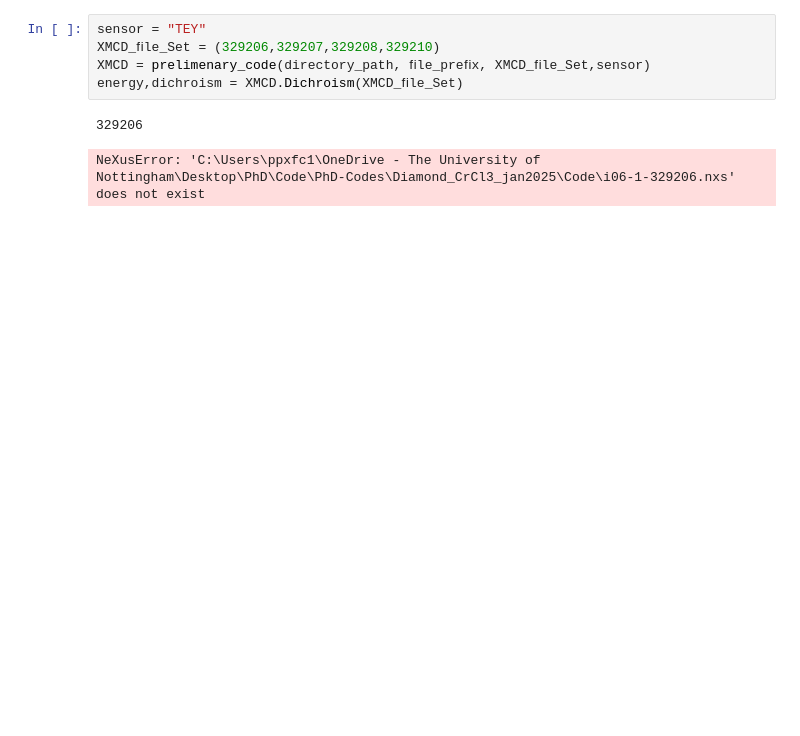
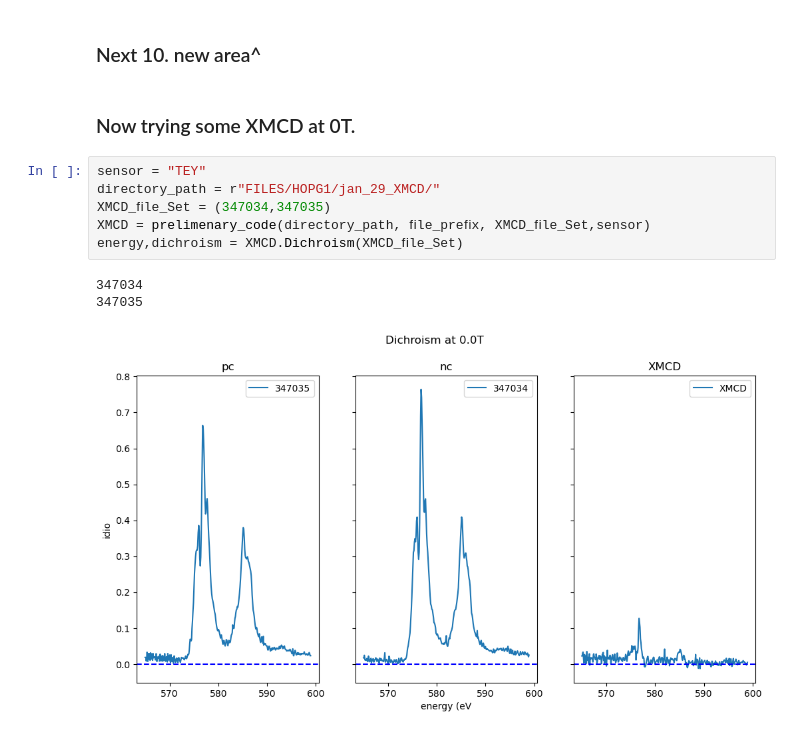
Before and after one commit to FWKCarlisle/PhD-Codes, a Jupyter notebook: Diamond_CrCl3_jan2025/Code/Beamtime_2025_code.ipynb, the cells around one changed output. Drawn from its saved outputs; the diff is of its cells as text; blank space fills up the shorter version.

```diff
--- a/Diamond_CrCl3_jan2025/Code/Beamtime_2025_code.ipynb
+++ b/Diamond_CrCl3_jan2025/Code/Beamtime_2025_code.ipynb
@@ -157,8 +266,14 @@ NeXusError: 'C:\Users\ppxfc1\OneDrive - The University of Nottingham\Desktop\PhD
+# %% [markdown]
+### Next 10. new area^
+# %% [markdown]
+### Now trying some XMCD at 0T.
 # %%
 sensor = "TEY"
-XMCD_ﬁle_Set = (329206,329207,329208,329210)
+directory_path = r"FILES/HOPG1/jan_29_XMCD/"
+XMCD_ﬁle_Set = (347034,347035)
 XMCD = prelimenary_code(directory_path, ﬁle_preﬁx, XMCD_ﬁle_Set,sensor)
 energy,dichroism = XMCD.Dichroism(XMCD_ﬁle_Set)
 # %% [output]
-329206
+347034
+347035
-NeXusError: 'C:\Users\ppxfc1\OneDrive - The University of Nottingham\Desktop\PhD\Code\PhD-Codes\Diamond_CrCl3_jan2025\Code\i06-1-329206.nxs' does not exist
+[figure, added]
```
Also changed, not shown: parts of 26 cells of this notebook.
